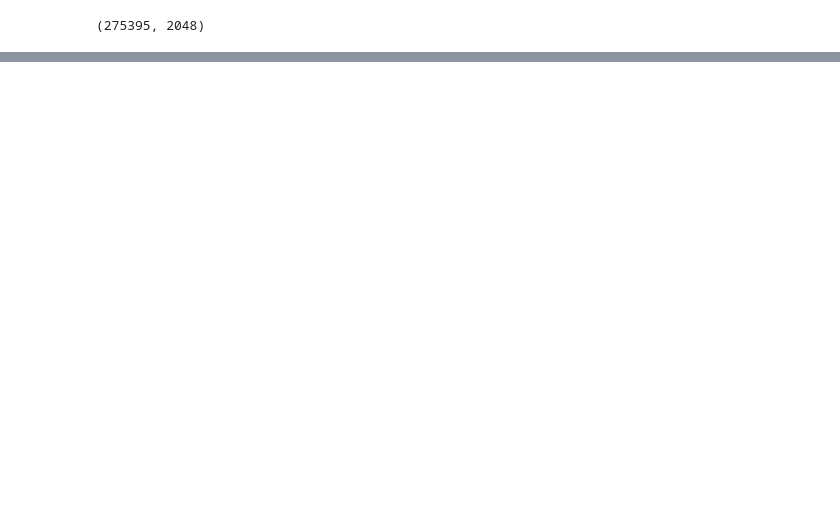
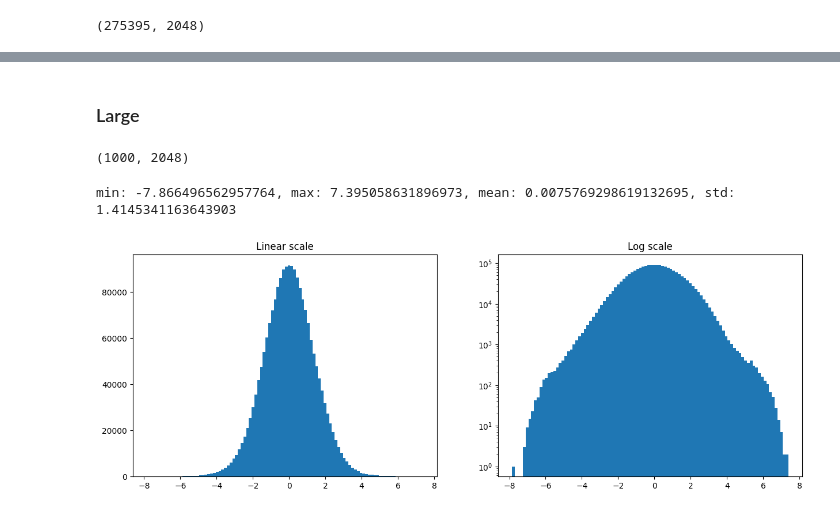
Before and after one commit to ankile/robust-rearrangement, a Jupyter notebook: notebooks/10_la_investigate_data.ipynb, the cells around one changed output, grey strips where cells are left out. Cells and saved outputs as stored; diff of their text form; code cells hidden in the pictures; blank space fills up the shorter version.

```diff
--- a/notebooks/10_la_investigate_data.ipynb
+++ b/notebooks/10_la_investigate_data.ipynb
@@ -45,0 +161,16 @@ ax2.hist(r3m50_flat, bins=100, log=True)
+# %% [markdown]
+### Large
+# %%
+dino_large = zarr.open(
+    "/data/scratch/ankile/furniture-data/data/processed/sim/feature/dinov2-large/one_leg/data.zarr"
+)["observations"][:1_000, 14:]
+# %%
+dino_large.shape
+# %% [output]
+(1000, 2048)
+# %%
+print_stats(dino_large.reshape(-1))
+make_hist(dino_large.reshape(-1), title="dino_large")
+# %% [output]
+min: -7.866496562957764, max: 7.395058631896973, mean: 0.0075769298619132695, std: 1.4145341163643903
+[figure, added]
```
Also changed, not shown: parts of 26 cells of this notebook, 4 other files.
